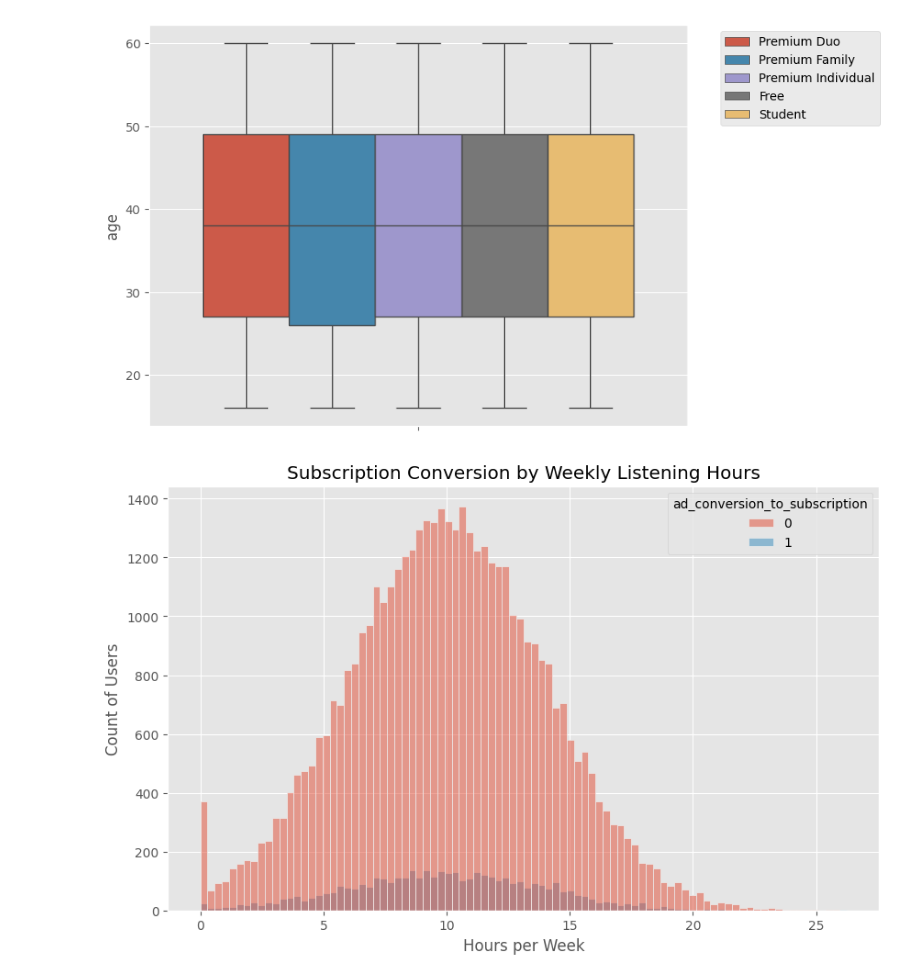
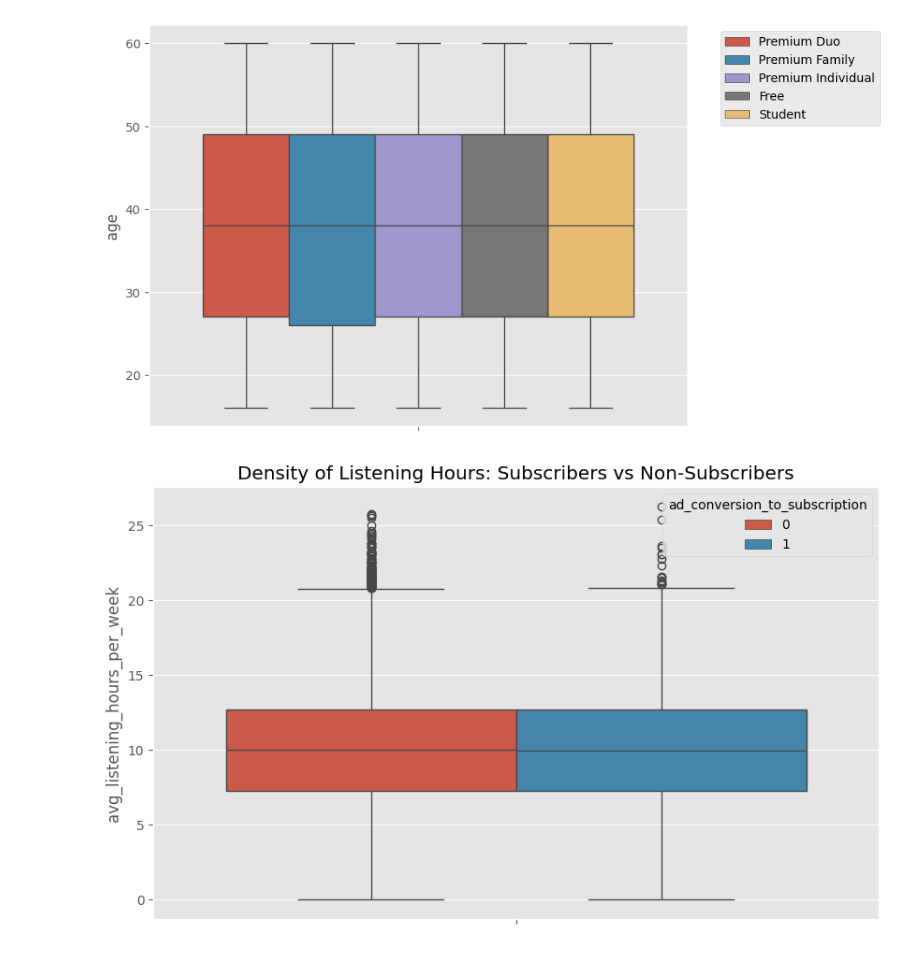
Before and after one commit to Doug-Vo/ML-Self-Project, a Jupyter notebook: Spring_2026/Spotify.ipynb, the cells around one changed output. Drawn from its saved outputs; the diff is of its cells as text; code cells hidden in the pictures.

```diff
--- a/Spring_2026/Spotify.ipynb
+++ b/Spring_2026/Spotify.ipynb
@@ -266,14 +266,10 @@ plt.show()
 # %%
 plt.figure(figsize=(10, 6))
 
-# Use multiple='dodge' to put the bars side-by-side
-sns.histplot(data=df, x='avg_listening_hours_per_week',
-             hue='ad_conversion_to_subscription',
-             kde=True, element='bars', multiple='dodge')
+sns.boxplot(data=df, y='avg_listening_hours_per_week',
+            hue='ad_conversion_to_subscription', )
 
-plt.title('Subscription Conversion by Weekly Listening Hours')
-plt.xlabel('Hours per Week')
-plt.ylabel('Count of Users')
+plt.title('Density of Listening Hours: Subscribers vs Non-Subscribers')
 plt.show()
 # %% [output]
-[figure, old version]
+[figure, new version]
```
Also changed, not shown: parts of 1 cell of this notebook.
